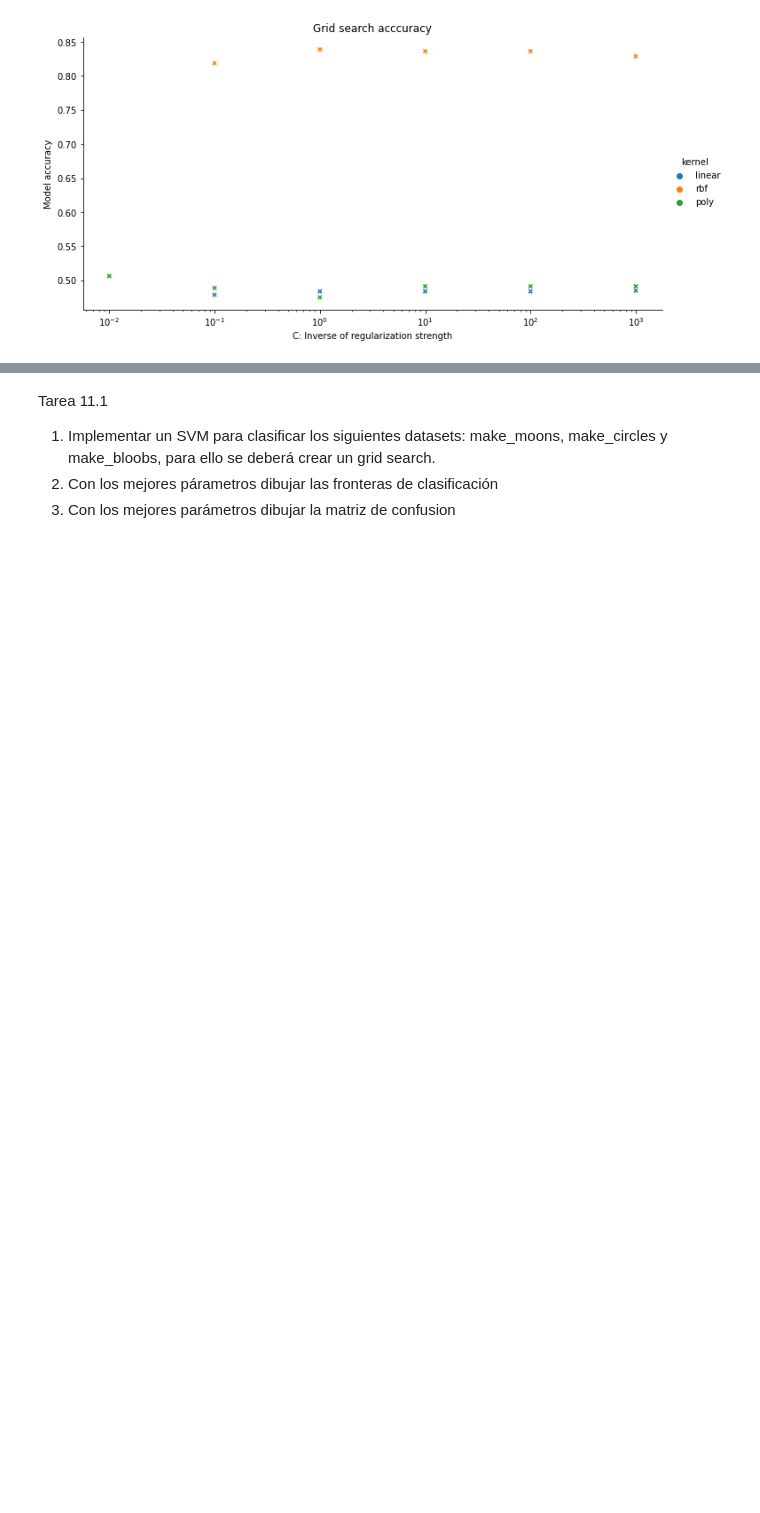
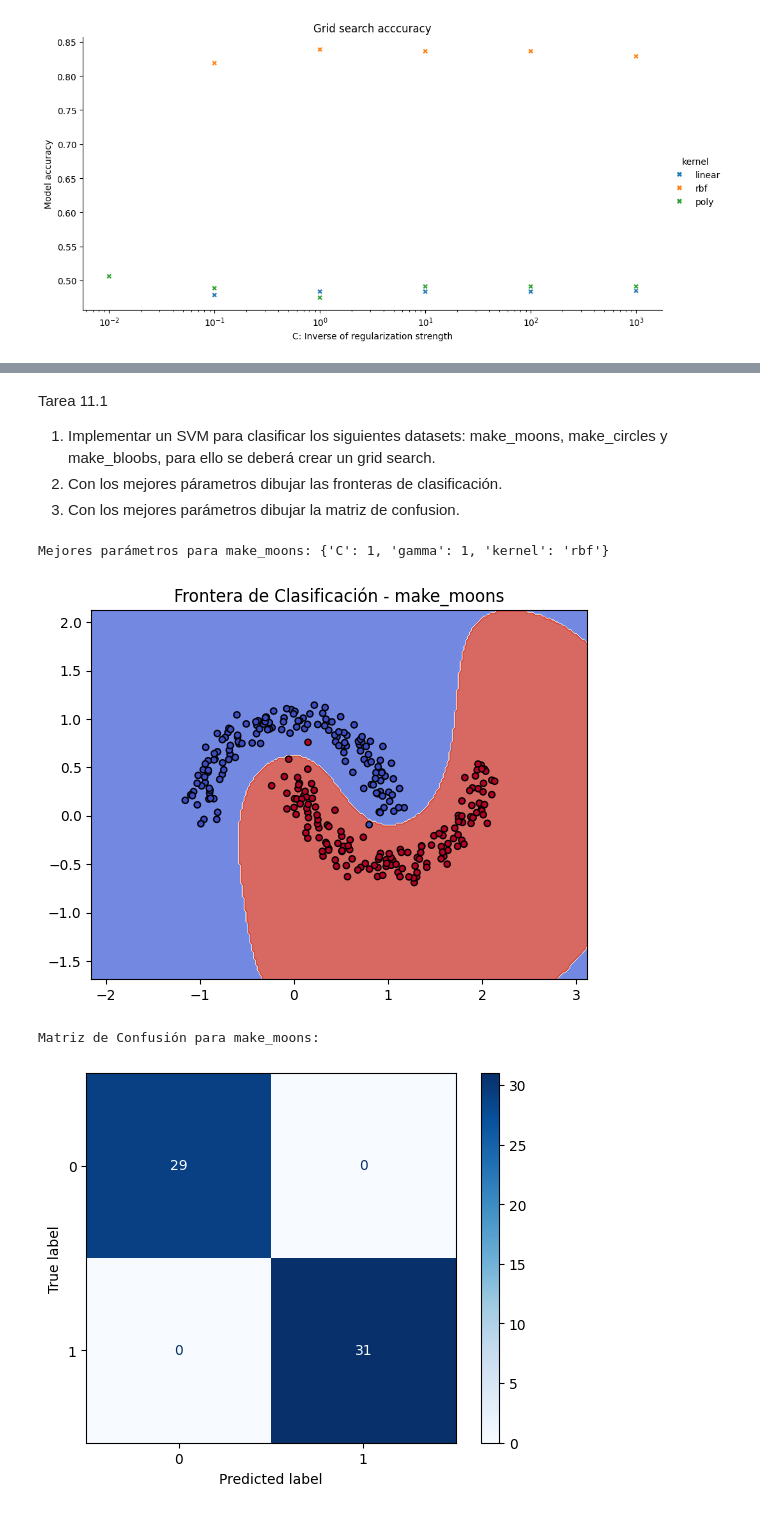
Before and after one commit to Velpe/002_EstudiantesAprendizajeEstadistico, a Jupyter notebook: semestre2024-2/Estudiantes/Vergel_27/Sesion_Tarea_11_SVM_v2.ipynb, the cells around one changed output, grey strips where cells are left out. Saved outputs shown, nothing was run; the diff lists cells and outputs as text; code cells hidden in the pictures; blank space fills up the shorter version.

```diff
--- a/semestre2024-2/Estudiantes/Vergel_27/Sesion_Tarea_11_SVM_v2.ipynb
+++ b/semestre2024-2/Estudiantes/Vergel_27/Sesion_Tarea_11_SVM_v2.ipynb
@@ -342,8 +342,8 @@ weighted avg       0.86      0.86      0.86       200
 # %% [markdown]
 Tarea 11.1
 1. Implementar un SVM para clasificar los siguientes datasets: make_moons, make_circles y make_bloobs, para ello se deberá crear un grid search.
-2. Con los mejores párametros dibujar  las fronteras de clasificación
-3. Con los mejores parámetros dibujar la matriz de confusion
+2. Con los mejores párametros dibujar  las fronteras de clasificación.
+3. Con los mejores parámetros dibujar la matriz de confusion.
 # %%
 #Nota: si quiere hacer grid search con diferentes tipos de kernel se puede pedir secuencial la búsqueda por ejemplo
 param_grid = [
@@ -353,0 +363,47 @@ param_grid = [
+# %%
+def make_meshgrid(x, y, h=0.02):
+    x_min, x_max = x.min() - 1, x.max() + 1
+    y_min, y_max = y.min() - 1, y.max() + 1
+    xx, yy = np.meshgrid(np.arange(x_min, x_max, h),
+                         np.arange(y_min, y_max, h))
+    return xx, yy
+
+def plot_contours(ax, clf, xx, yy, **params):
+    Z = clf.predict(np.c_[xx.ravel(), yy.ravel()])
+    Z = Z.reshape(xx.shape)
+    ax.contourf(xx, yy, Z, **params)
+
+param_grid = [
+    {'C': [1, 10, 100, 1000], 'kernel': ['linear']},
+    {'C': [1, 10, 100, 1000], 'gamma': [0.001, 0.0001], 'kernel': ['rbf']},
+]
+# %%
+def train_and_visualize(X, y, title):
+    X_train, X_test, y_train, y_test = train_test_split(X, y, test_size=0.2, random_state=42)
+
+    clf = GridSearchCV(SVC(), param_grid, cv=5)
+    clf.fit(X_train, y_train)
+    print(f"Mejores parámetros para {title}: {clf.best_params_}")
+
+    fig, ax = plt.subplots()
+    X0, X1 = X[:, 0], X[:, 1]
+    xx, yy = make_meshgrid(X0, X1)
+    plot_contours(ax, clf.best_estimator_, xx, yy, cmap=plt.cm.coolwarm, alpha=0.8)
+    ax.scatter(X0, X1, c=y, cmap=plt.cm.coolwarm, s=20, edgecolors='k')
+    ax.set_title(f"Frontera de Clasificación - {title}")
+    plt.show()
+
+    y_pred = clf.best_estimator_.predict(X_test)
+    cm = confusion_matrix(y_test, y_pred)
+    disp = ConfusionMatrixDisplay(confusion_matrix=cm)
+    print(f"Matriz de Confusión para {title}:")
+    disp.plot(cmap=plt.cm.Blues)
+    plt.show()
+# %%
+X, y = make_moons(n_samples=300, noise=0.1, random_state=1)
+train_and_visualize(X, y, "make_moons")
+# %% [output]
+Mejores parámetros para make_moons: {'C': 1, 'gamma': 1, 'kernel': 'rbf'}
+[figure, added]
+Matriz de Confusión para make_moons:
+[figure, added]
```
Also changed, not shown: parts of 12 cells of this notebook.
